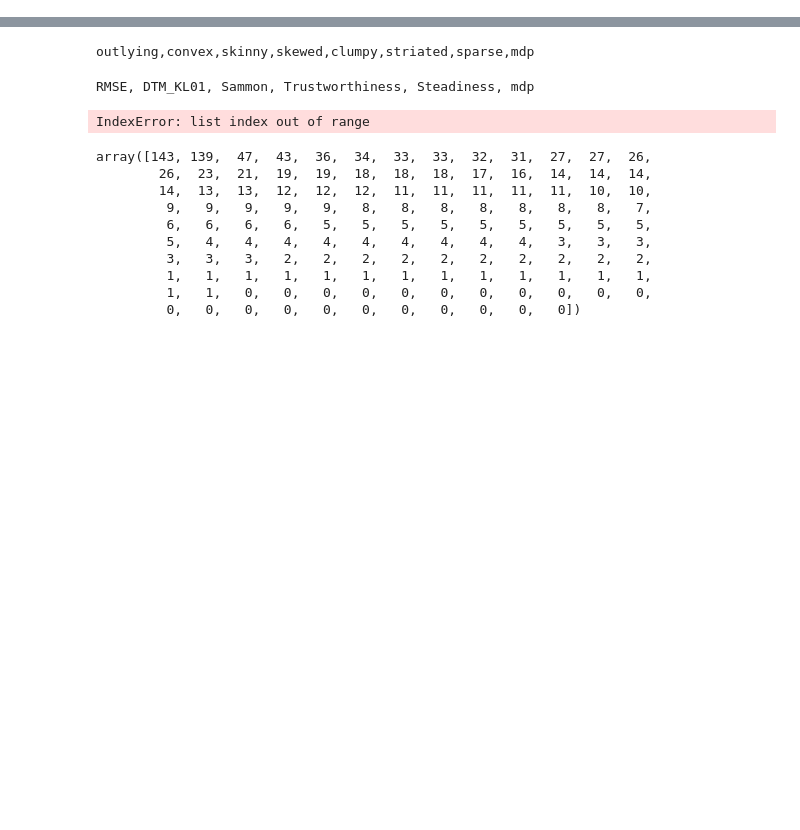
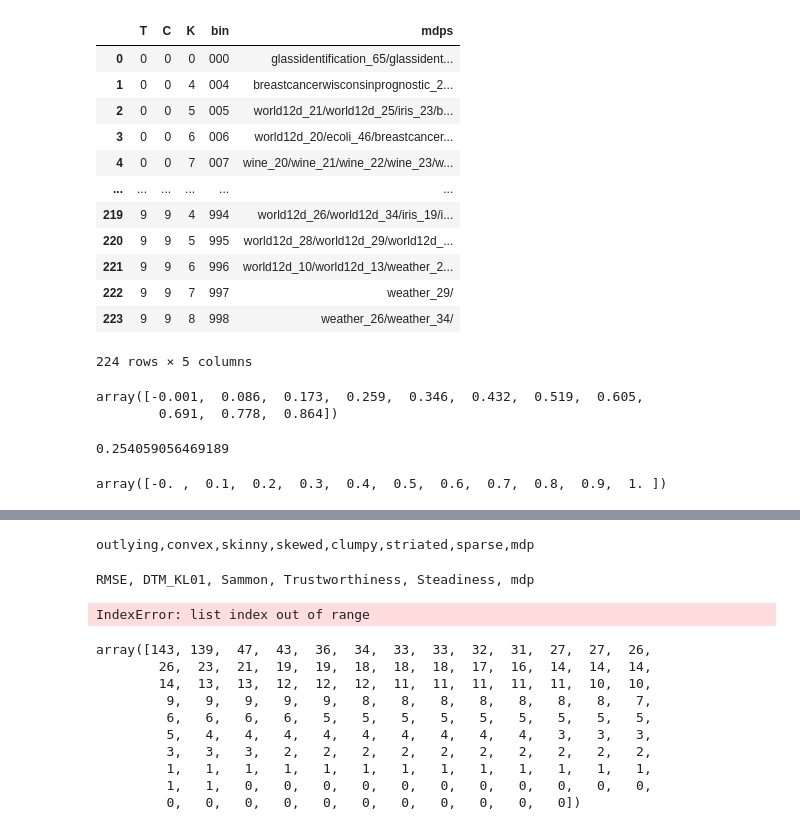
Before and after one commit to aeri206/metric_viewer, a Jupyter notebook: data/parse_metric.ipynb, the cells around one changed output, grey strips where cells are left out. Saved outputs shown, nothing was run; the diff lists cells and outputs as text; code cells hidden in the pictures; blank space fills up the shorter version.

```diff
--- a/data/parse_metric.ipynb
+++ b/data/parse_metric.ipynb
@@ -31,0 +89,2 @@ datasets = [
+# %%
+binned_pval['bin'] = binned_pval['T_bin'].astype(str) + binned_pval['C_bin'].astype(str) + binned_pval['K_bin'].astype(str)
@@ -31,0 +154,22 @@ datasets = [
+# %%
+results = pd.DataFrame(columns=['T', 'C', 'K', 'bin',  'mdps'])
+
+for bin, data in binned_pval.groupby(['T_bin', 'C_bin', 'K_bin', 'bin']):
+    str=""
+    for i in data.index:
+        str += i + '/'
+    results = results.append({'T': bin[0], 'C': bin[1], 'K': bin[2], 'bin': bin[3], 'mdps': str}, ignore_index=True)
+# %% [output]
+|  | T | C | K | bin | mdps |
+| 0 | 0 | 0 | 0 | 000 | glassidentification_65/glassident... |
+| 1 | 0 | 0 | 4 | 004 | breastcancerwisconsinprognostic_2... |
+| 2 | 0 | 0 | 5 | 005 | world12d_21/world12d_25/iris_23/b... |
+| 3 | 0 | 0 | 6 | 006 | world12d_20/ecoli_46/breastcancer... |
+| 4 | 0 | 0 | 7 | 007 | wine_20/wine_21/wine_22/wine_23/w... |
+| ... | ... | ... | ... | ... | ... |
+| 219 | 9 | 9 | 4 | 994 | world12d_26/world12d_34/iris_19/i... |
+| 220 | 9 | 9 | 5 | 995 | world12d_28/world12d_29/world12d_... |
+| 221 | 9 | 9 | 6 | 996 | world12d_10/world12d_13/weather_2... |
+| 222 | 9 | 9 | 7 | 997 | weather_29/ |
+| 223 | 9 | 9 | 8 | 998 | weather_26/weather_34/ |
+224 rows × 5 columns
@@ -31,0 +178,13 @@ datasets = [
+# %%
+C_bins.round(3)
+# %% [output]
+array([-0.001,  0.086,  0.173,  0.259,  0.346,  0.432,  0.519,  0.605,
+        0.691,  0.778,  0.864])
+# %%
+stats.norm.pdf(0.95)
+# %% [output]
+0.254059056469189
+# %%
+K_bins.round(2)
+# %% [output]
+array([-0. ,  0.1,  0.2,  0.3,  0.4,  0.5,  0.6,  0.7,  0.8,  0.9,  1. ])
```
Also changed, not shown: parts of 21 cells of this notebook, 14 other files.
